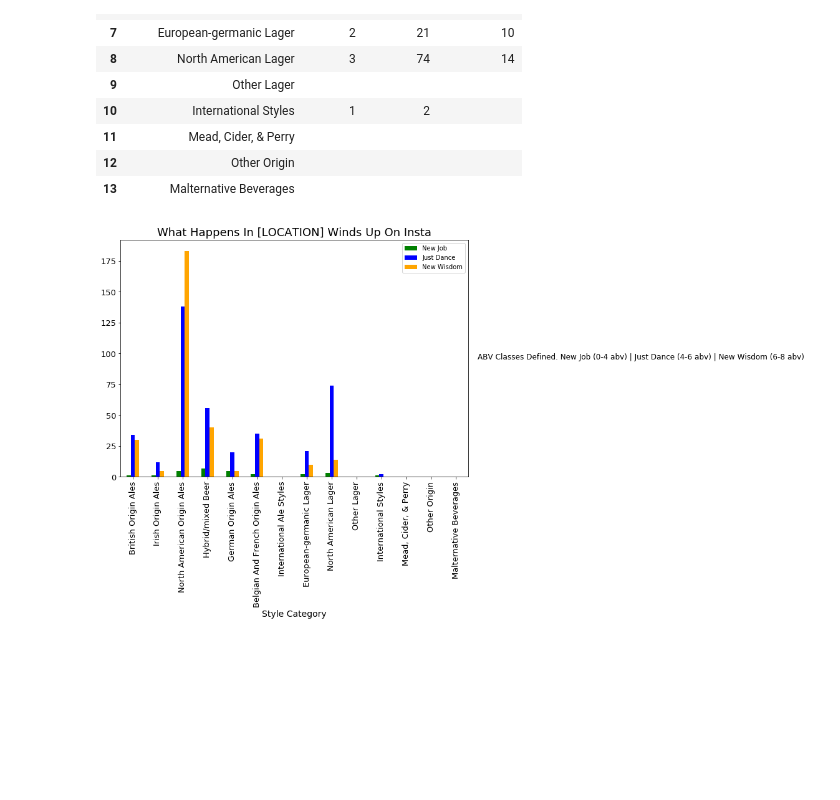
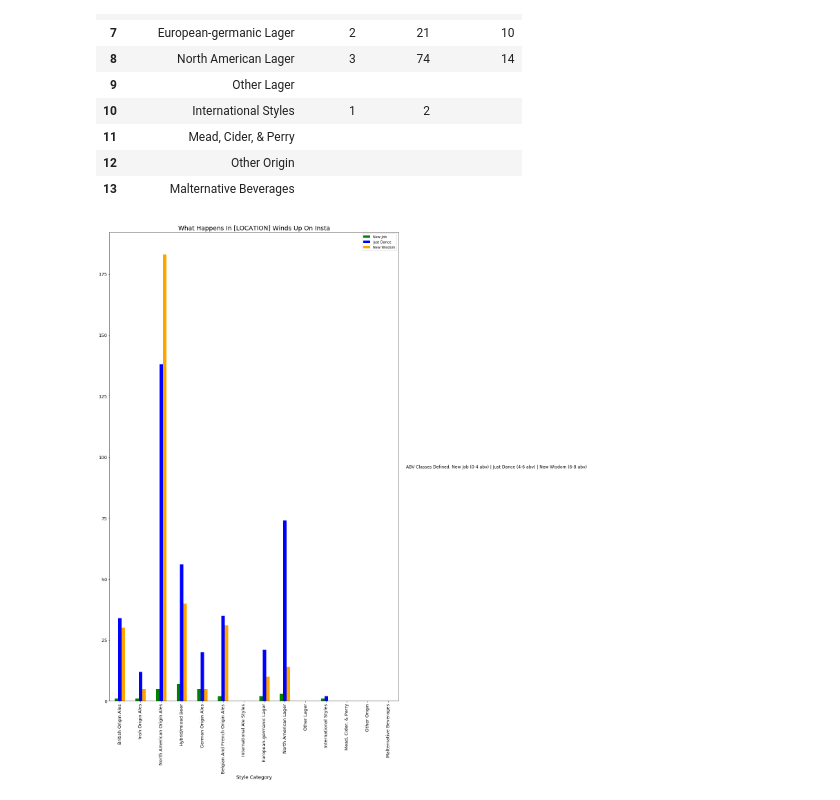
Before and after one commit to sponre01/project-one, a Jupyter notebook: Starter_Code_ML.ipynb, the cells around one changed output. Cells and saved outputs as stored; diff of their text form; code cells hidden in the pictures; blank space fills up the shorter version.

```diff
--- a/Starter_Code_ML.ipynb
+++ b/Starter_Code_ML.ipynb
@@ -406,19 +406,19 @@ play_df
 # %%
 play_df[["New Job", "Just Dance", "New Wisdom"]] = play_df[["New Job", "Just Dance", "New Wisdom"]].apply(pd.to_numeric)
 play_df.plot(x="Super Style", y=["New Job", "Just Dance", "New Wisdom"], kind="bar",
-                figsize=(10,7),
+                figsize=(15,25),
                 color=['green', 'blue','orange'],
                 fontsize=13)
 
 plt.title("What Happens In [LOCATION] Winds Up On Insta",fontsize=18)
 plt.xlabel("Style Category",fontsize=14)
 
 plt.gcf().text(.92, 0.5,'ABV Classes Defined. New Job (0-4 abv) | Just Dance (4-6 abv) | New Wisdom (6-8 abv)', fontsize=12)
 
 #bins = [0,4,6,8]
 
-plt.savefig("data/which_play_bar.png")
+plt.savefig("Images/which_play_bar.png")
 
 plt.show()
 # %% [output]
-[figure, old version]
+[figure, new version]
```
Also changed, not shown: parts of 2 cells of this notebook, 1 other file.
